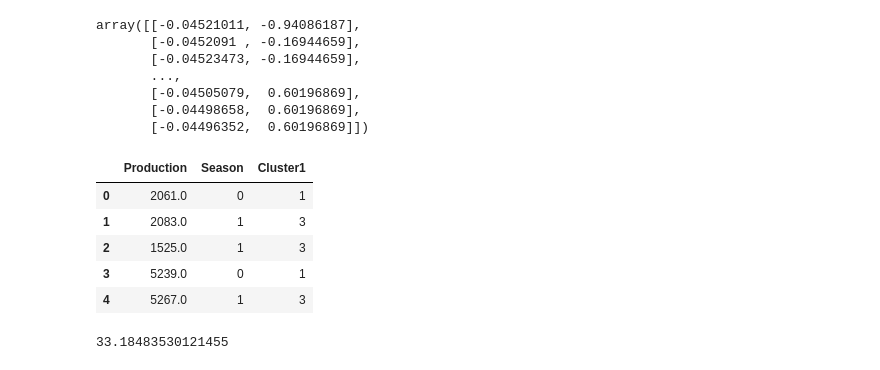
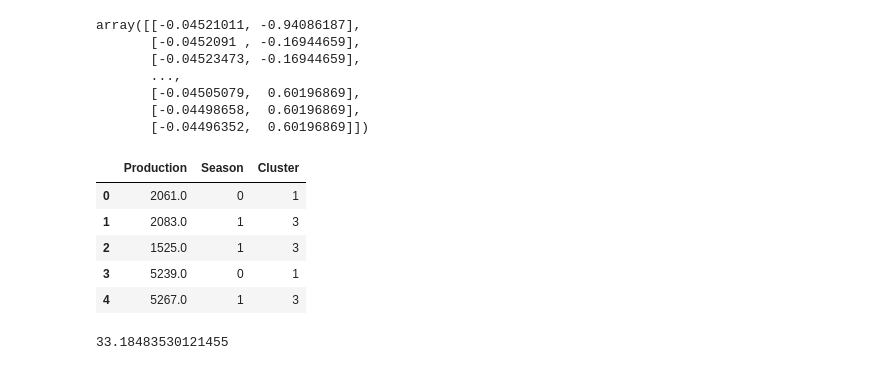
Before and after one commit to naseemap47/predictCropYield-MachineLearning-python, a Jupyter notebook: crop_yield.ipynb, the cells around one changed output. Cells and saved outputs as stored; diff of their text form; code cells hidden in the pictures.

```diff
--- a/crop_yield.ipynb
+++ b/crop_yield.ipynb
@@ -397,11 +397,11 @@ array([[-0.04521011, -0.94086187],
 # %%
 # create cluster feature
 kmeans = KMeans(n_clusters=6, random_state=0)
-data_x['Cluster1'] = kmeans.fit_predict(data_x_scaled)
-data_x['Cluster1'] = data_x['Cluster1'].astype('category')
-data_x.loc[:, features+['Cluster1']].head()
+data_x['Cluster'] = kmeans.fit_predict(data_x_scaled)
+data_x['Cluster'] = data_x['Cluster'].astype('category')
+data_x.loc[:, features+['Cluster']].head()
 # %% [output]
-|  | Production | Season | Cluster1 |
+|  | Production | Season | Cluster |
 | 0 | 2061.0 | 0 | 1 |
 | 1 | 2083.0 | 1 | 3 |
 | 2 | 1525.0 | 1 | 3 |
```
Also changed, not shown: parts of 11 cells of this notebook.
